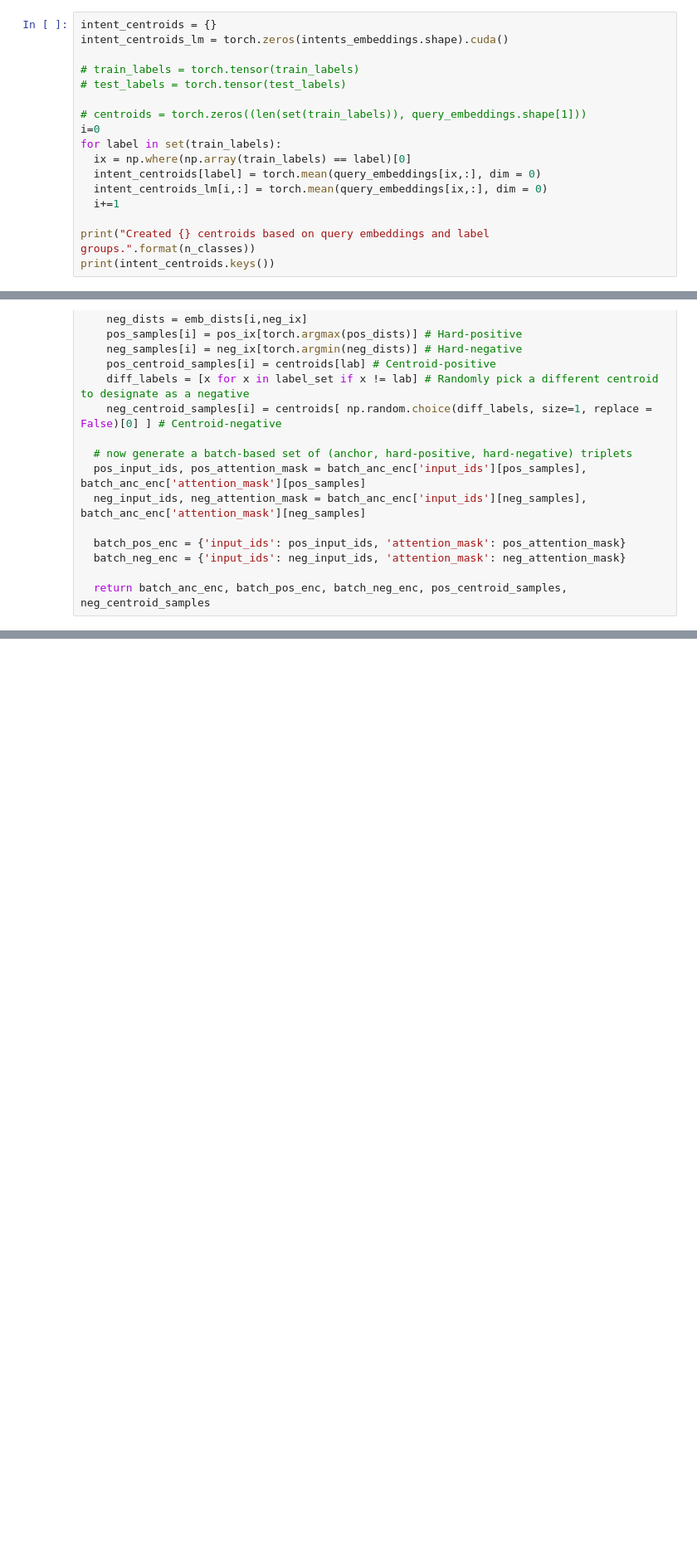
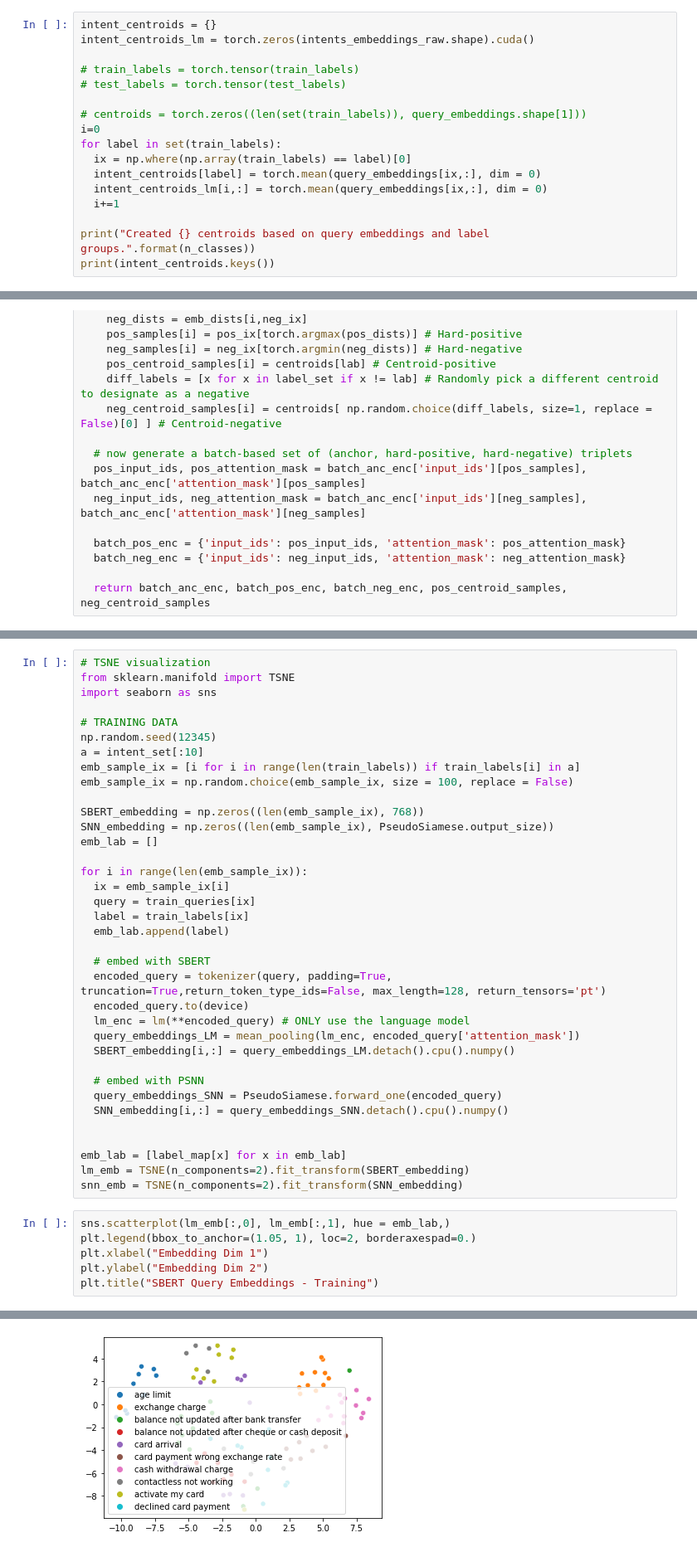
Before and after one commit to brjhsu/6.864-Project, a Jupyter notebook: SNN.ipynb, the cells around one changed output, grey strips where cells are left out. Shown at 83% size. Drawn from its saved outputs; the diff is of its cells as text; blank space fills up the shorter version.

```diff
--- a/SNN.ipynb
+++ b/SNN.ipynb
@@ -224,6 +375,6 @@ torch.Size([630, 768])
 # %%
 intent_centroids = {}
-intent_centroids_lm = torch.zeros(intents_embeddings.shape).cuda()
+intent_centroids_lm = torch.zeros(intents_embeddings_raw.shape).cuda()
 
 # train_labels = torch.tensor(train_labels)
 # test_labels = torch.tensor(test_labels)
@@ -580,0 +972,43 @@ Could you tell me what your exchange rates are?
+# %%
+# TSNE visualization
+from sklearn.manifold import TSNE
+import seaborn as sns
+
+# TRAINING DATA
+np.random.seed(12345)
+a = intent_set[:10]
+emb_sample_ix = [i for i in range(len(train_labels)) if train_labels[i] in a]
+emb_sample_ix = np.random.choice(emb_sample_ix, size = 100, replace = False)
+
+SBERT_embedding = np.zeros((len(emb_sample_ix), 768))
+SNN_embedding = np.zeros((len(emb_sample_ix), PseudoSiamese.output_size))
+emb_lab = []
+
+for i in range(len(emb_sample_ix)):
+  ix = emb_sample_ix[i]
+  query = train_queries[ix]
+  label = train_labels[ix]
+  emb_lab.append(label)
+
+  # embed with SBERT
+  encoded_query = tokenizer(query, padding=True, truncation=True,return_token_type_ids=False, max_length=128, return_tensors='pt')
+  encoded_query.to(device)
+  lm_enc = lm(**encoded_query) # ONLY use the language model
+  query_embeddings_LM = mean_pooling(lm_enc, encoded_query['attention_mask'])
+  SBERT_embedding[i,:] = query_embeddings_LM.detach().cpu().numpy()
+
+  # embed with PSNN
+  query_embeddings_SNN = PseudoSiamese.forward_one(encoded_query)
+  SNN_embedding[i,:] = query_embeddings_SNN.detach().cpu().numpy()
+
+
+emb_lab = [label_map[x] for x in emb_lab]
+lm_emb = TSNE(n_components=2).fit_transform(SBERT_embedding)
+snn_emb = TSNE(n_components=2).fit_transform(SNN_embedding)
+# %%
+sns.scatterplot(lm_emb[:,0], lm_emb[:,1], hue = emb_lab,)
+plt.legend(bbox_to_anchor=(1.05, 1), loc=2, borderaxespad=0.)
+plt.xlabel("Embedding Dim 1")
+plt.ylabel("Embedding Dim 2")
+plt.title("SBERT Query Embeddings - Training")
+# %% [output]
@@ -580,0 +1016 @@ Could you tell me what your exchange rates are?
+[figure, added]
```
Also changed, not shown: parts of 69 cells of this notebook.
